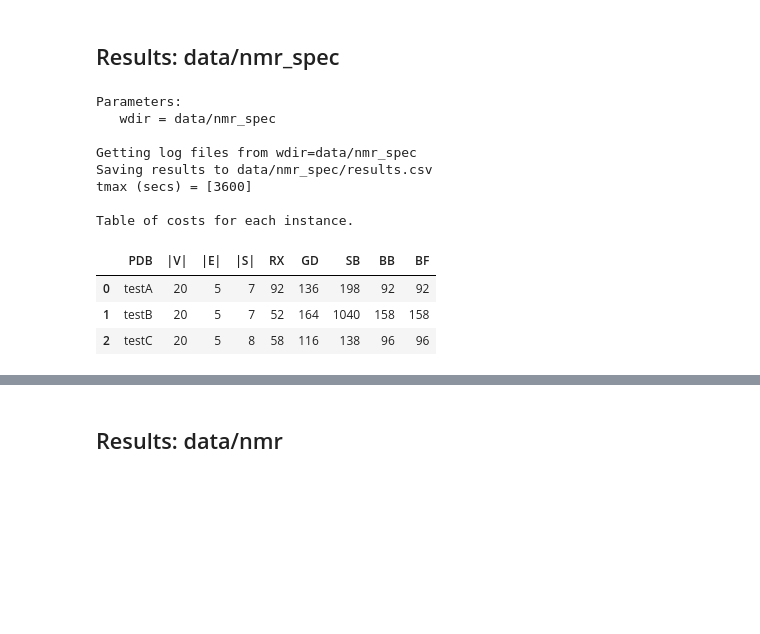
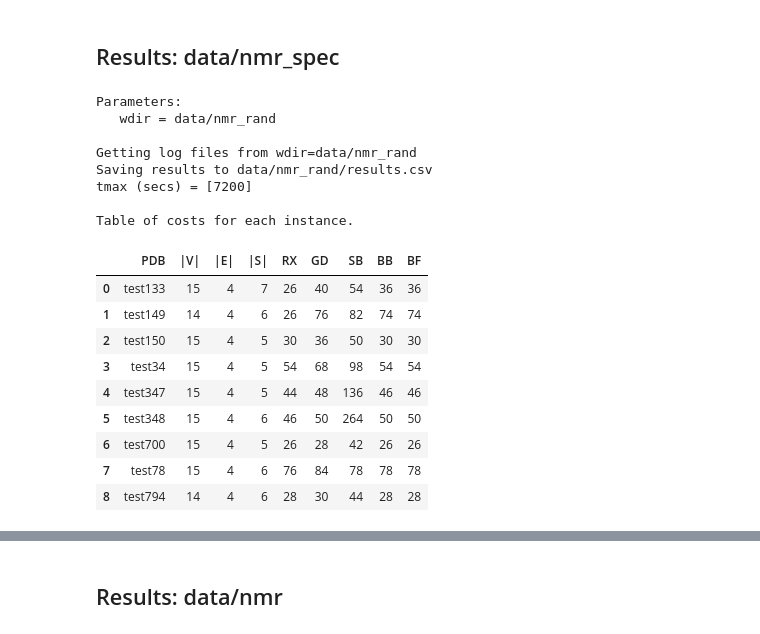
Before and after one commit to michaelsouza/bb-sbbu, a Jupyter notebook: report.ipynb, the cells around one changed output, grey strips where cells are left out. Drawn from its saved outputs; the diff is of its cells as text; code cells hidden in the pictures; blank space fills up the shorter version.

```diff
--- a/report.ipynb
+++ b/report.ipynb
@@ -149,7 +149,7 @@ fig.show()
 # %% [markdown]
 ## Results: data/nmr_spec
 # %%
-nmr_folder = 'data/nmr_spec'
+nmr_folder = 'data/nmr_rand'
 # run read_results.py
 os.system('python read_results.py -wdir ' + nmr_folder)
 # read results
@@ -175,40 +175,46 @@ cols += [c for c in df.columns if c.startswith('cost')]
 df.drop(columns=cols, inplace=True)
 # display
 caption = 'Table of costs for each instance.'
 print(caption)
 pd.set_option('display.float_format', lambda x: '%g' % x)
 dfA = df.groupby('PDB').max().reset_index()
 # remove col solver
 dfA.drop(columns=['solver'], inplace=True)
 display(dfA)
 # convert to latex
 tex = dfA.to_latex(index=False,
                 column_format='lrrrrrrrrr',
                 header=dfA.columns, # list of column names
                 escape=False,
                 caption=caption,
                 label=f'tab:costs',
                 multicolumn=False,
                 multicolumn_format='c')
 # save tex to file
 wdir = os.path.join('latex',nmr_folder)
 if not os.path.exists(wdir):
     os.mkdir(wdir)
 with open(os.path.join(wdir,'costs.tex'), 'w') as fd:
     fd.write(tex)
 # %% [output]
 Parameters:
-   wdir = data/nmr_spec
+   wdir = data/nmr_rand
 
-Getting log files from wdir=data/nmr_spec
-Saving results to data/nmr_spec/results.csv
-tmax (secs) = [3600]
+Getting log files from wdir=data/nmr_rand
+Saving results to data/nmr_rand/results.csv
+tmax (secs) = [7200]
 
 Table of costs for each instance.
 |  | PDB | |V| | |E| | |S| | RX | GD | SB | BB | BF |
-| 0 | testA | 20 | 5 | 7 | 92 | 136 | 198 | 92 | 92 |
-| 1 | testB | 20 | 5 | 7 | 52 | 164 | 1040 | 158 | 158 |
-| 2 | testC | 20 | 5 | 8 | 58 | 116 | 138 | 96 | 96 |
+| 0 | test133 | 15 | 4 | 7 | 26 | 40 | 54 | 36 | 36 |
+| 1 | test149 | 14 | 4 | 6 | 26 | 76 | 82 | 74 | 74 |
+| 2 | test150 | 15 | 4 | 5 | 30 | 36 | 50 | 30 | 30 |
+| 3 | test34 | 15 | 4 | 5 | 54 | 68 | 98 | 54 | 54 |
+| 4 | test347 | 15 | 4 | 5 | 44 | 48 | 136 | 46 | 46 |
+| 5 | test348 | 15 | 4 | 6 | 46 | 50 | 264 | 50 | 50 |
+| 6 | test700 | 15 | 4 | 5 | 26 | 28 | 42 | 26 | 26 |
+| 7 | test78 | 15 | 4 | 6 | 76 | 84 | 78 | 78 | 78 |
+| 8 | test794 | 14 | 4 | 6 | 28 | 30 | 44 | 28 | 28 |
 # %%
 dfA = {'PDB':[],'cost':[], 'algorithm':[]}
 for i, row in df.iterrows():
```
Also changed, not shown: parts of 7 cells of this notebook, 5 other files.
